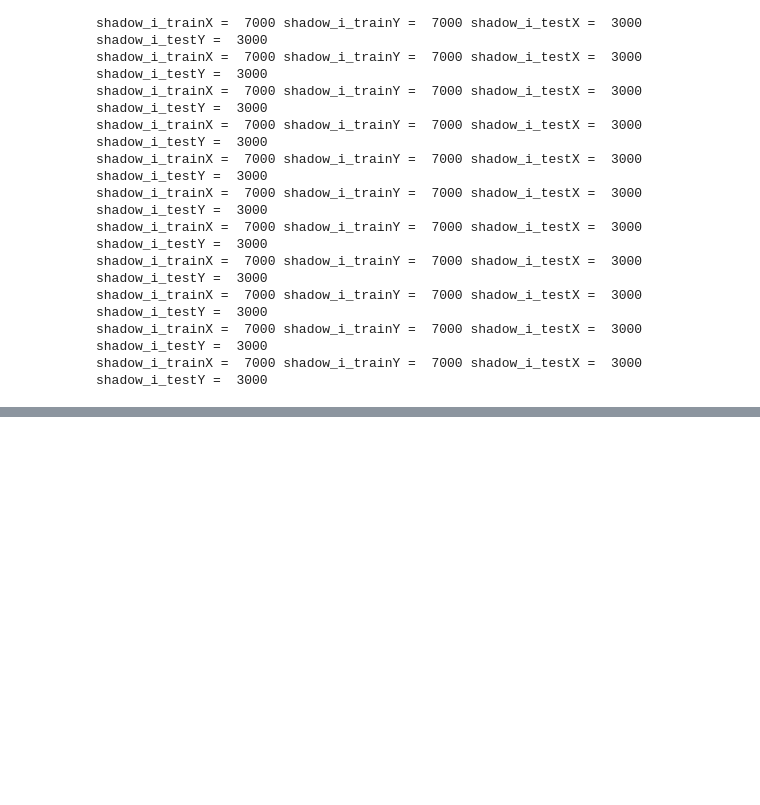
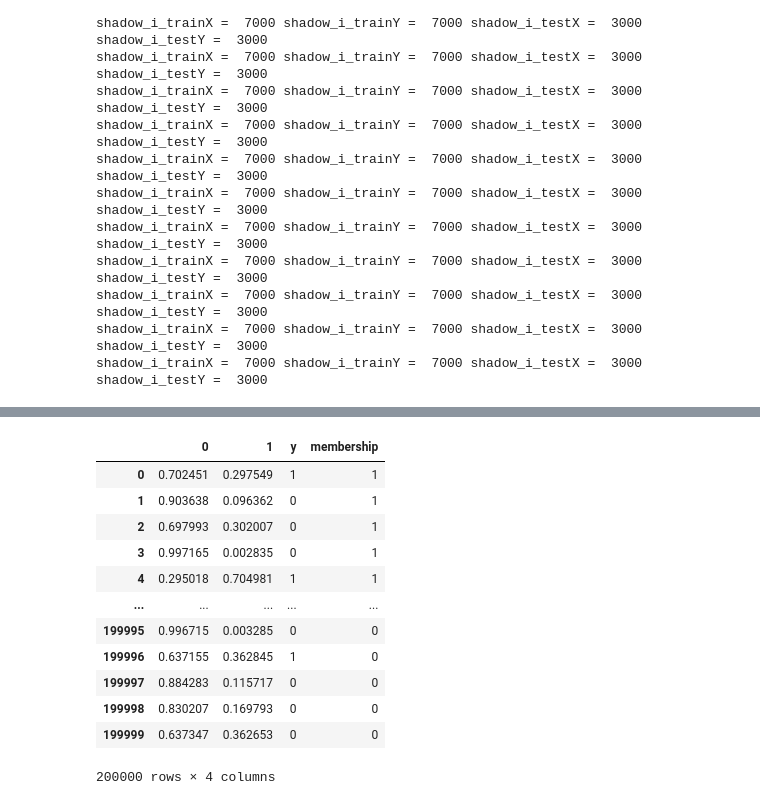
Before and after one commit to sakib570/membership-inference-attack, a Jupyter notebook: mi_attack_adult_original.ipynb, the cells around one changed output, grey strips where cells are left out. Saved outputs shown, nothing was run; the diff lists cells and outputs as text; code cells hidden in the pictures; blank space fills up the shorter version.

```diff
--- a/mi_attack_adult_original.ipynb
+++ b/mi_attack_adult_original.ipynb
@@ -208,11 +141,11 @@ def train_shadow_models(n_shadow, n_class, dim, channel):
         print("Shadow Model ", j)
 
         print('Training shadow model {}'.format(j))
-        data = read_data('shadow_purchase{}_data.npz'.format(j))
+        data = read_data('shadow_adult{}_data.npz'.format(j))
         x_shadow_train, y_shadow_train, x_shadow_test, y_shadow_test = data
         #print('x_shadow trian\n', x_shadow_train,'\n y_shadow trian\n', y_shadow_train, '\n x_shadow test\n', x_shadow_test, '\n y_shadow test\n', y_shadow_test)
 
-        model, act_layer = build_purchase_dnn(n_class,dim)
+        model, act_layer = build_simple_mlp(n_class,dim, channel)
 
 
         # fit model
@@ -290,0 +242,30 @@ def define_attack_model(n_class):
+# %%
+def prep_attack_data(n_attack_data):
+
+    attack_mem = pd.DataFrame(n_attack_data[0][0])
+    attack_nmem = pd.DataFrame(n_attack_data[0][1])
+
+    attack_mem_status = pd.DataFrame(n_attack_data[1][0])
+    attack_mem_status.columns = ["membership"]
+
+    attack_nmem_status = pd.DataFrame(n_attack_data[1][1])
+    attack_nmem_status.columns = ["membership"]
+
+    real_class_mem = pd.DataFrame(n_attack_data[2][0])
+    real_class_mem.columns = ["y"]
+
+    real_class_nmem = pd.DataFrame(n_attack_data[2][1])
+    real_class_nmem.columns = ["y"]
+
+    memdf = pd.concat([attack_mem,attack_nmem],axis=0)
+    memdf = memdf.reset_index(drop=True)
+
+    memstatus =  pd.concat([attack_mem_status,attack_nmem_status],axis=0)
+    memstatus = memstatus.reset_index(drop=True)
+
+    realclass = pd.concat([real_class_mem,real_class_nmem],axis=0)
+    realclass = realclass.reset_index(drop=True)
+
+    attack_df = pd.concat([memdf,realclass,memstatus],axis=1)
+
+    return attack_df
@@ -497,9 +581,9 @@ shadow_i_trainX =  7000 shadow_i_trainY =  7000 shadow_i_testX =  3000 shadow_i_
 #train shadow model
 per_class_sample=150
 channel=0
-EPS=50
-act_layer=6
-n_class = 100
+EPS=200
+act_layer=3
+n_class = 2
 VERBOSE = 0
 test_ratio = 0.3
 
@@ -544,0 +629,17 @@ n_attack_data
+# %%
+attack_df = prep_attack_data(n_attack_data)
+attack_df
+# %% [output]
+|  | 0 | 1 | y | membership |
+| 0 | 0.702451 | 0.297549 | 1 | 1 |
+| 1 | 0.903638 | 0.096362 | 0 | 1 |
+| 2 | 0.697993 | 0.302007 | 0 | 1 |
+| 3 | 0.997165 | 0.002835 | 0 | 1 |
+| 4 | 0.295018 | 0.704981 | 1 | 1 |
+| ... | ... | ... | ... | ... |
+| 199995 | 0.996715 | 0.003285 | 0 | 0 |
+| 199996 | 0.637155 | 0.362845 | 1 | 0 |
+| 199997 | 0.884283 | 0.115717 | 0 | 0 |
+| 199998 | 0.830207 | 0.169793 | 0 | 0 |
+| 199999 | 0.637347 | 0.362653 | 0 | 0 |
+200000 rows × 4 columns
```
Also changed, not shown: parts of 24 cells of this notebook.
